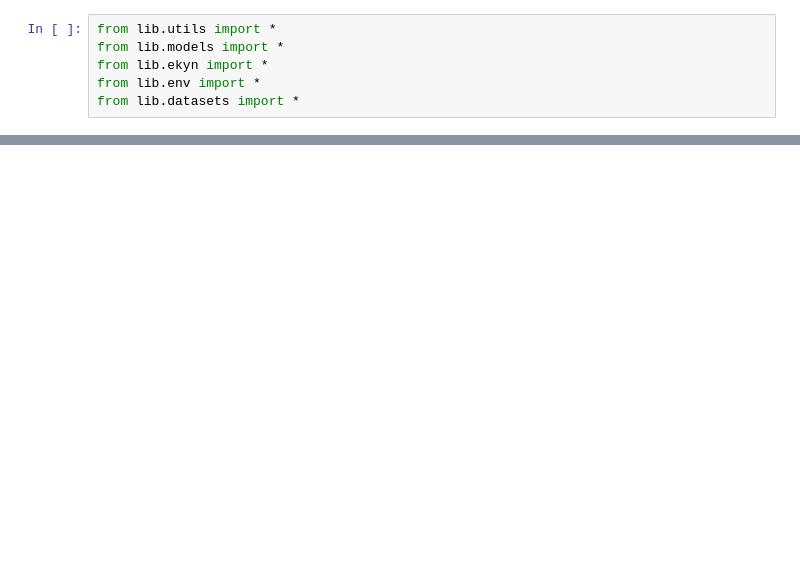
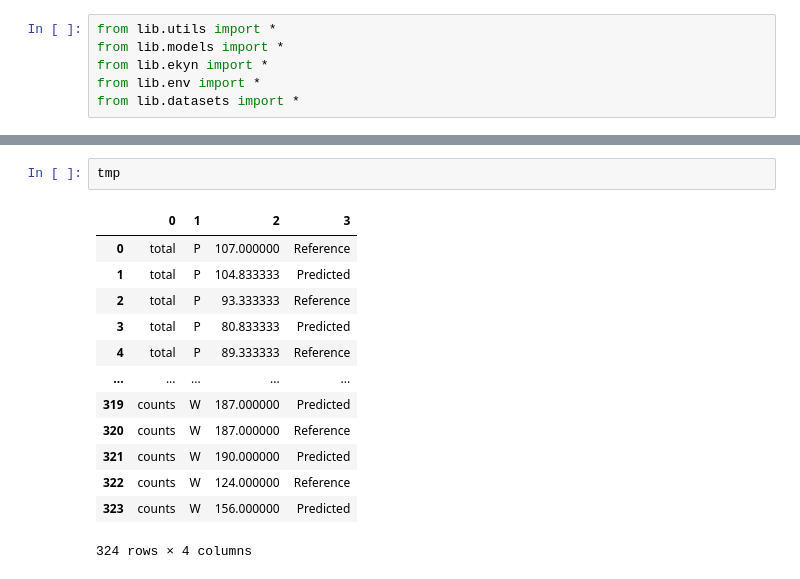
Before and after one commit to smithandrewk/sleep_ml, a Jupyter notebook: eval_spindle.ipynb, the cells around one changed output, grey strips where cells are left out. Cells and saved outputs as stored; diff of their text form; blank space fills up the shorter version.

```diff
--- a/eval_spindle.ipynb
+++ b/eval_spindle.ipynb
@@ -59,0 +272,16 @@ evaluate(devloader,model,criterion,DEVICE)
+# %%
+tmp
+# %% [output]
+|  | 0 | 1 | 2 | 3 |
+| 0 | total | P | 107.000000 | Reference |
+| 1 | total | P | 104.833333 | Predicted |
+| 2 | total | P | 93.333333 | Reference |
+| 3 | total | P | 80.833333 | Predicted |
+| 4 | total | P | 89.333333 | Reference |
+| ... | ... | ... | ... | ... |
+| 319 | counts | W | 187.000000 | Predicted |
+| 320 | counts | W | 187.000000 | Reference |
+| 321 | counts | W | 190.000000 | Predicted |
+| 322 | counts | W | 124.000000 | Reference |
+| 323 | counts | W | 156.000000 | Predicted |
+324 rows × 4 columns
```
Also changed, not shown: parts of 15 cells of this notebook, 4 other files.
